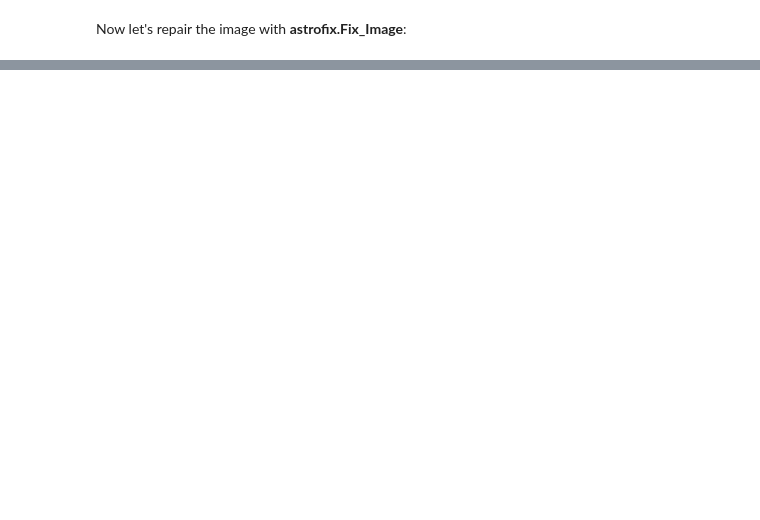
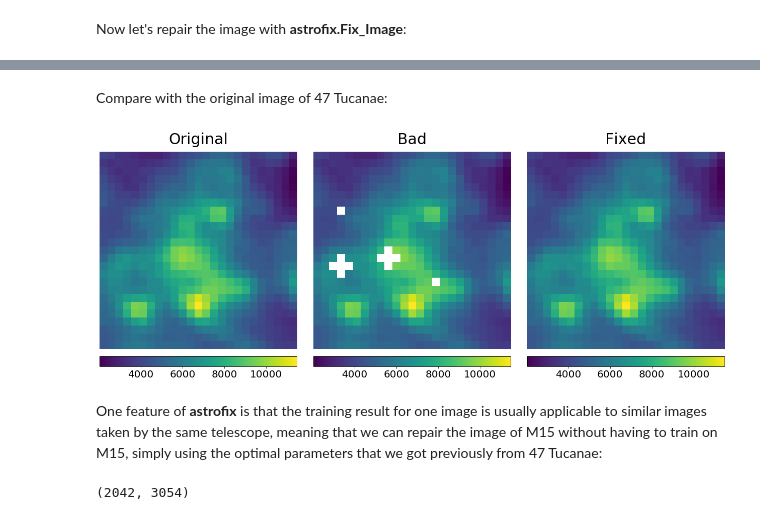
Before and after one commit to HengyueZ/astrofix, a Jupyter notebook: AstroFix Sample Juypter Notebook.ipynb, the cells around one changed output, grey strips where cells are left out. Drawn from its saved outputs; the diff is of its cells as text; code cells hidden in the pictures; blank space fills up the shorter version.

```diff
--- a/AstroFix Sample Juypter Notebook.ipynb
+++ b/AstroFix Sample Juypter Notebook.ipynb
@@ -58,0 +62,33 @@ Number of training set pixels: 265461
+# %% [markdown]
+Compare with the original image of 47 Tucanae:
+# %%
+fig,ax=plt.subplots(1,3,figsize=(18,7))
+im=ax[0].imshow(Tuc47[1000:1025,1500:1525]) # Choose your region to zoom in
+divider = make_axes_locatable(ax[0])
+cax = divider.append_axes("bottom", size="5%", pad=0.2)
+fig.colorbar(im,ax=ax[0],cax=cax,orientation="horizontal")
+ax[0].set_title("Original",fontsize=30,pad=15)
+ax[0].axis("off")
+im=ax[1].imshow(img[1000:1025,1500:1525])
+divider = make_axes_locatable(ax[1])
+cax = divider.append_axes("bottom", size="5%", pad=0.2)
+fig.colorbar(im,ax=ax[1],cax=cax,orientation="horizontal")
+ax[1].set_title("Bad",fontsize=30,pad=15)
+ax[1].axis("off")
+im=ax[2].imshow(fixed_img[1000:1025,1500:1525])
+divider = make_axes_locatable(ax[2])
+cax = divider.append_axes("bottom", size="5%", pad=0.2)
+fig.colorbar(im,ax=ax[2],cax=cax,orientation="horizontal")
+ax[2].set_title("Fixed",fontsize=30,pad=15)
+ax[2].axis("off")
+plt.tight_layout()
+plt.show()
+# %% [output]
+[figure, added]
+# %% [markdown]
+One feature of **astrofix** is that the training result for one image is usually applicable to similar images taken by the same telescope, meaning that we can repair the image of M15 without having to train on M15, simply using the optimal parameters that we got previously from 47 Tucanae:
+# %%
+M15 = fits.open('cpt0m407-kb84-20201021-0084-e91.fits.fz')[1].data
+print(M15.shape)
+# %% [output]
+(2042, 3054)
```
Also changed, not shown: parts of 15 cells of this notebook.
